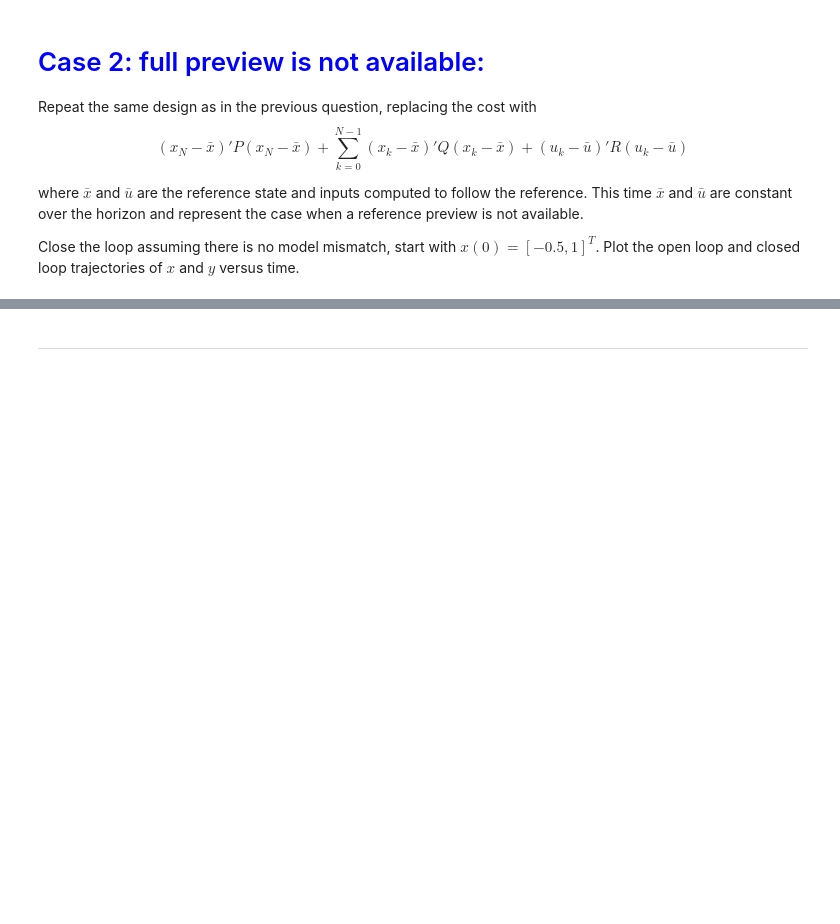
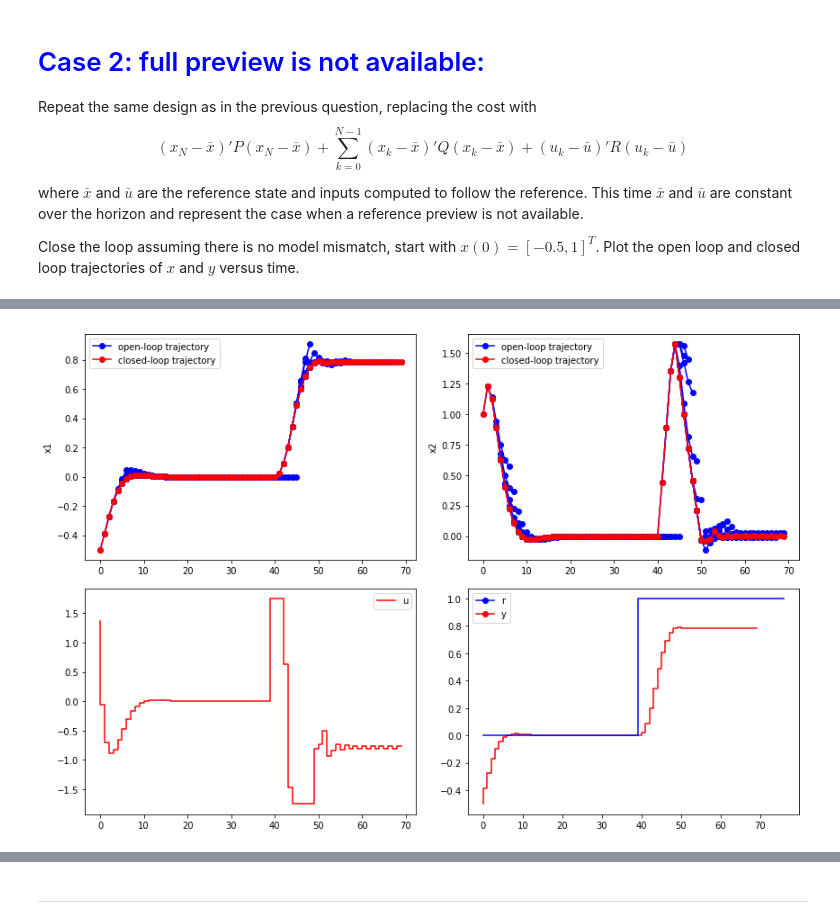
Before and after one commit to ZionDeng/Advanced-Control-Design, a Jupyter notebook: notebooks/Lab11_MPCII.ipynb, the cells around one changed output, grey strips where cells are left out. Cells and saved outputs as stored; diff of their text form; code cells hidden in the pictures; blank space fills up the shorter version.

```diff
--- a/notebooks/Lab11_MPCII.ipynb
+++ b/notebooks/Lab11_MPCII.ipynb
@@ -313,3 +313,98 @@ where $\bar{x}$ and $\bar{u}$ are the reference state and inputs computed to fol
 
 Close the loop assuming there is no model mismatch, start with $x(0)=[-0.5, 1]^T$.
 Plot the open loop and closed loop trajectories of $x$ and $y$ versus time.
+# %%
+# Write your code here:
+
+nx = np.size(A, 0)  # number of states
+nu = np.size(B, 1)  # number of inputs
+ny = np.size(C, 0)  # number of outputs
+
+x0 = np.array([-0.5, 1.0])
+Lsim = 70    # length of simulation
+ref = []
+
+# Construct reference signal
+for k in range(Lsim+N+1):
+    if k < 40:
+        ref.append(0)
+    else:
+        ref.append(1)
+
+# Initialize  Control Design
+
+umpc_closedloop = []
+ym = []
+xk_open = np.zeros((nx, N+1))    # to plot open-loop trajectories
+xk_closed = np.zeros((nx, Lsim+1)) # to plot closed-loop trajectories
+xk_closed[:, 0] = x0      # set initial value of closed-loop trajectory
+xk = x0.reshape(2,1)
+fig = plt.figure(figsize=(12, 8))
+ax1 = fig.add_subplot(221)
+ax2 = fig.add_subplot(222)
+
+# simulate MPC controller
+for t in range(Lsim):
+
+# Target Algorithm
+    # construct reference preview
+    # ref_preview = [ref[j] for j in range(t, t+N+1)]
+    ref_preview = ref[t]*np.ones((N+1,1))
+#     ref_preview = ref[t:t+N+1]
+    # compute xref and uref based on futture reference
+    xrefk = np.zeros((nx,N+1))
+    urefk = np.zeros((nu,N))
+    for k in range(N+1):
+        Geq = np.vstack( ( np.hstack( (A-np.eye(nx), B) ), np.hstack( (C , np.zeros((ny,nu))) ) ) )
+        beq = np.concatenate([np.zeros((nx,1)), np.asarray(ref_preview[k]).reshape(1,1)], axis = 0)
+
+        # If Geq invertible
+        out = (np.linalg.inv(Geq) @ beq).flatten()
+        xrefk[:, k] = out[0:nx]
+        if k is not N:
+            urefk[:, k] = out[nx:nx+nu]
+
+    # Solve MPC
+    [model, feas, xOpt, uOpt, JOpt] = solve_cftoc(A, B, P, Q, R, N, xk.reshape(2,), x1U, x2U, uL, uU, xrefk, urefk)
+    if feas == False:
+        print('The problem is infeasible')
+    U = uOpt[0,0]
+    umpc_closedloop.append(U)
+
+    if (t < (Lsim-N)):
+    # plot open-loop trajectories
+        xk_open[:, 0] = xk.reshape(2,)
+
+        for m in range(N):
+            xk_open[:, m+1] = A @ xk_open[:, m] + B @ uOpt[:, m]
+
+        line1 = ax1.plot(range(t, t+len(ref_preview) ), xk_open[0,:], 'o-', color='b')
+        line2 = ax2.plot(range(t, t+len(ref_preview) ), xk_open[1,:], 'o-', color='b')
+
+    # Plant model update
+    ym.append(C @ xk)
+    xk = A @ xk + B @ np.asarray(U).reshape(1,1)
+    xk_closed[:, t+1] = xk.reshape(2,)
+
+##################################################################################################################
+##################################################################################################################
+# plot closed-loop trajectories
+line11 = ax1.plot(range(Lsim), xk_closed[0, :Lsim], 'o-', color='r')
+ax1.legend([line1[0], line11[0]], ['open-loop trajectory', 'closed-loop trajectory'])
+ax1.set_ylabel('x1')
+line22 = ax2.plot(range(Lsim), xk_closed[1, :Lsim], 'o-', color='r')
+ax2.legend([line2[0], line22[0]], ['open-loop trajectory', 'closed-loop trajectory'])
+ax2.set_ylabel('x2')
+# plt.show()
+
+# Plot Results
+ax12 = fig.add_subplot(223)
+ax22 = fig.add_subplot(224)
+ax12.step(range(len(umpc_closedloop)), umpc_closedloop,'r')
+ax12.legend(['u'])
+ax22.step(range(len(ym)), np.asarray(ym).reshape(Lsim,), 'r')
+ax22.step(range(len(ref)), ref, 'b--')
+ax22.legend([line2[0], line22[0]], ['r', 'y'])
+plt.tight_layout()
+plt.show()
+# %% [output]
@@ -315,0 +428 @@ Plot the open loop and closed loop trajectories of $x$ and $y$ versus time.
+[figure, added]
```
Also changed, not shown: parts of 5 cells of this notebook.
